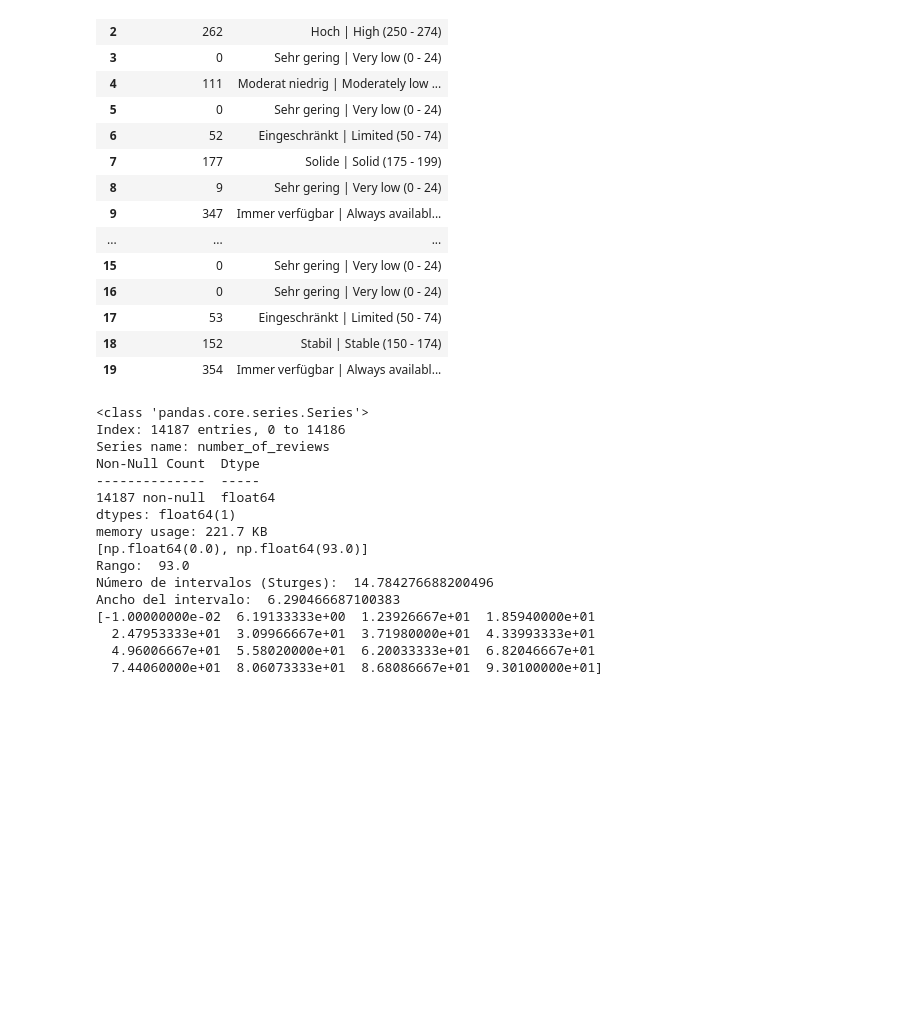
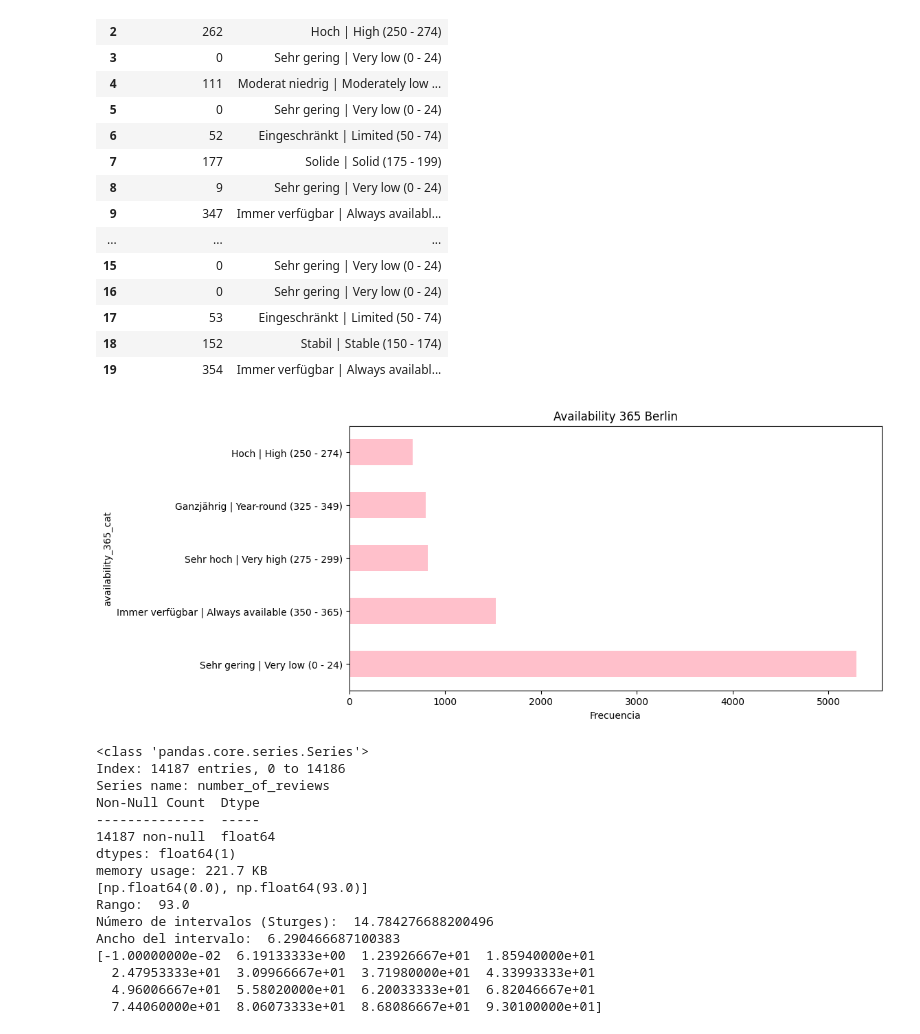
Before and after one commit to Raydays55/Actividad-5, a Jupyter notebook: Act5.ipynb, the cells around one changed output. Cells and saved outputs as stored; diff of their text form; code cells hidden in the pictures; blank space fills up the shorter version.

```diff
--- a/Act5.ipynb
+++ b/Act5.ipynb
@@ -1014,6 +1061,21 @@ Ancho del intervalo:  24.68839076120043
 | 17 | 53 | Eingeschränkt | Limited (50 - 74) |
 | 18 | 152 | Stabil | Stable (150 - 174) |
 | 19 | 354 | Immer verfügbar | Always availabl... |
+# %%
+# Análisis univariado availability_365
+Tabla_freq_avail = df_extrac['availability_365_cat'].value_counts().reset_index()
+Tabla_freq_avail.columns = ['availability_365_cat','count']
+
+Filtro_avail = Tabla_freq_avail[Tabla_freq_avail['count'] > 1].head(5)
+Filtro_index_avail = Filtro_avail.set_index('availability_365_cat')
+
+# Horizontal bar
+Filtro_index_avail['count'].plot(kind='barh', figsize=(10,5), color="pink")
+plt.title('Availability 365 Berlin')
+plt.xlabel('Frecuencia')
+plt.show()
+# %% [output]
+[figure, added]
 # %%
 # number_of_reviews
 df_extrac['number_of_reviews'].info()
```
Also changed, not shown: parts of 6 cells of this notebook.
